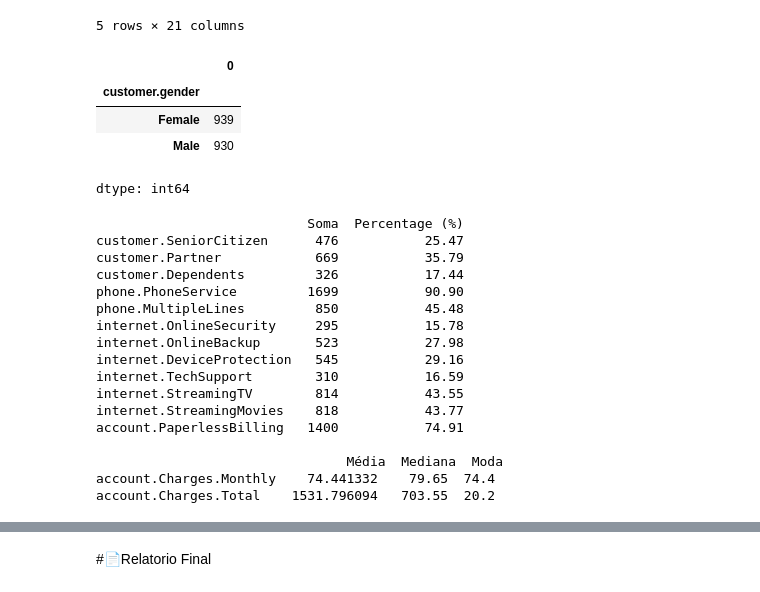
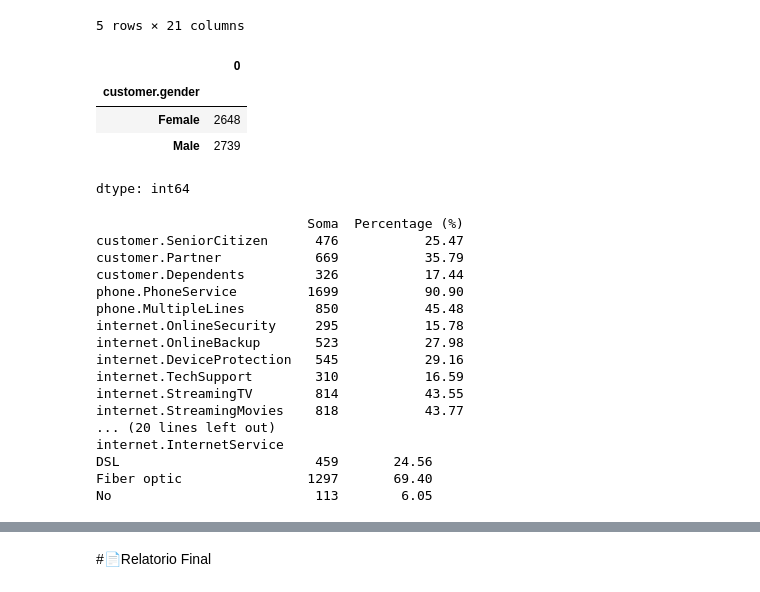
Before and after one commit to tcandreetti/challenge2-data-science, a Jupyter notebook: TelecomX_BR.ipynb, the cells around one changed output, grey strips where cells are left out. Cells and saved outputs as stored; diff of their text form; code cells hidden in the pictures.

```diff
--- a/TelecomX_BR.ipynb
+++ b/TelecomX_BR.ipynb
@@ -174,10 +174,10 @@ display(df_com_churn.head(5))
 | 19 | 0023-HGHWL | 1 | Male | 1 | 0 | 0 | ... |
 5 rows × 21 columns
 # %%
-df_com_churn.groupby('customer.gender').size()
+df_sem_churn.groupby('customer.gender').size()
 # %% [output]
 |  | 0 |
 | customer.gender |  |
-| Female | 939 |
-| Male | 930 |
+| Female | 2648 |
+| Male | 2739 |
 dtype: int64
@@ -207,13 +212,29 @@ def analise_categorias(df):
       'account.PaymentMethod',
       'internet.InternetService'
   ]
+  def calculate_percentage(df, column):
+    counts = df.groupby(column).size()
+    percentages = counts / counts.sum() * 100
+    return pd.DataFrame({'Count': counts, 'Percentage': percentages.round(2)})
+
+  # Calculate percentage for each grouped variable
+  df_tipo_contrato = calculate_percentage(df, 'account.Contract')
+  df_metodo_pagamento = calculate_percentage(df, 'account.PaymentMethod')
+  df_tipo_servico_internet = calculate_percentage(df, 'internet.InternetService')
+
+  #contar a representatividade de cada variável em relação ao total
+  tipo_contrato = df.groupby('account.Contract').size()
+  metodo_pagamento = df.groupby('account.PaymentMethod').size()
+  tipo_servico_internet = df.groupby('internet.InternetService').size()
+
+
 
   # Calcular o total por coluna
-  somatorio = df_com_churn[colunas].sum()
-  contagem = df_com_churn[colunas].count()
-  media = df_com_churn[colunas_numericas].mean()
-  mediana = df_com_churn[colunas_numericas].median()
-  moda = df_com_churn[colunas_numericas].mode().iloc[0]
+  somatorio = df[colunas].sum()
+  contagem = df[colunas].count()
+  media = df[colunas_numericas].mean()
+  mediana = df[colunas_numericas].median()
+  moda = df[colunas_numericas].mode().iloc[0]
 
   #calcular o percentual de cada coluna
   representatividade = somatorio.div(contagem)
@@ -233,11 +254,17 @@ def analise_categorias(df):
       'Moda': moda
   })
 
+
+
   print(sumario_churn)
   print("\n",sumario_churn_numerico)
+
+  print("\n",df_tipo_contrato)
+  print("\n",df_metodo_pagamento)
+  print("\n",df_tipo_servico_internet)
   #return sumario_churn
 
-analise_categorias(df)
+analise_categorias(df_com_churn)
 # %% [output]
                            Soma  Percentage (%)
 customer.SeniorCitizen      476           25.47
@@ -251,8 +278,8 @@ internet.DeviceProtection   545           29.16
 internet.TechSupport        310           16.59
 internet.StreamingTV        814           43.55
 internet.StreamingMovies    818           43.77
-account.PaperlessBilling   1400           74.91
-
-                                Média  Mediana  Moda
-account.Charges.Monthly    74.441332    79.65  74.4
-account.Charges.Total    1531.796094   703.55  20.2
+... (20 lines left out)
+internet.InternetService
+DSL                         459       24.56
+Fiber optic                1297       69.40
+No                          113        6.05
```
Also changed, not shown: parts of 4 cells of this notebook.
